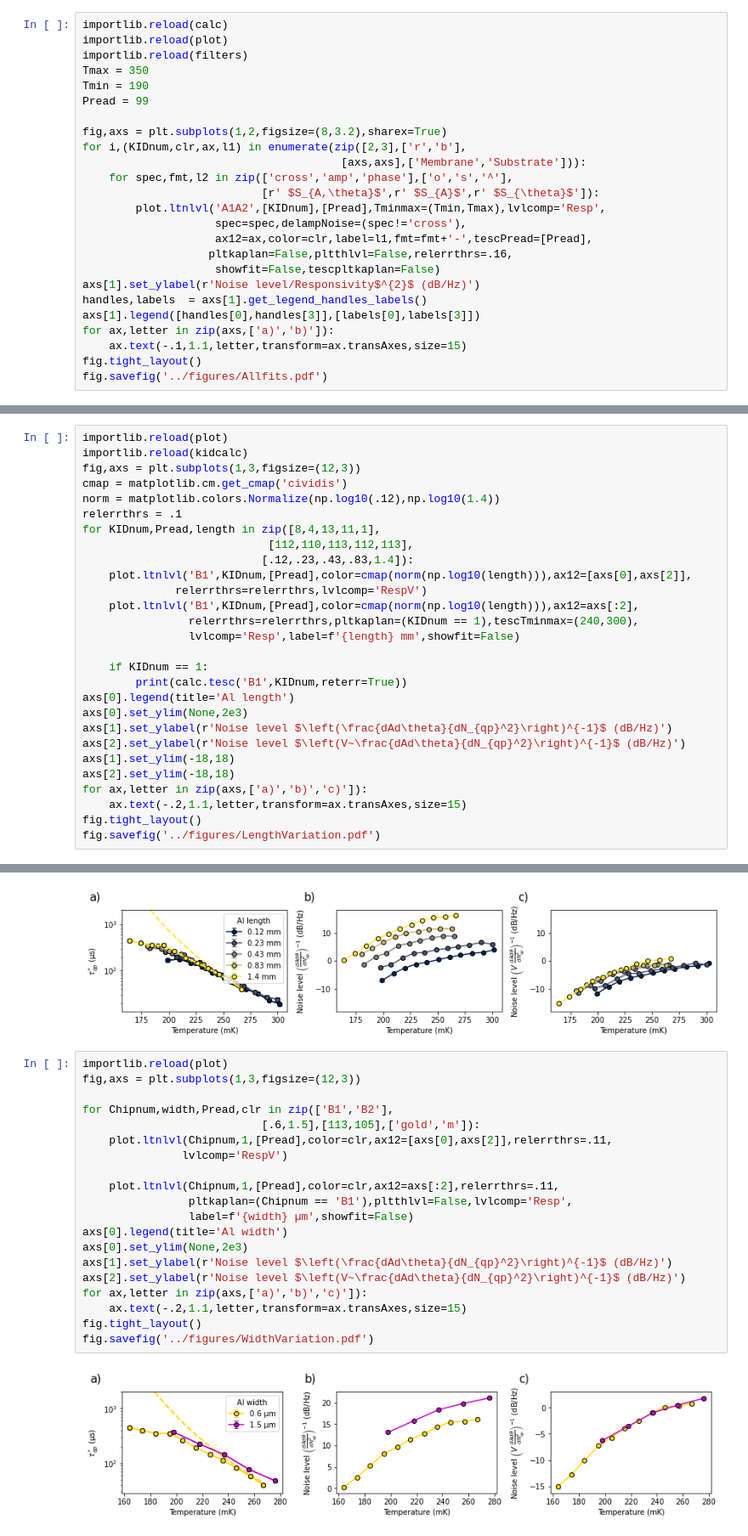
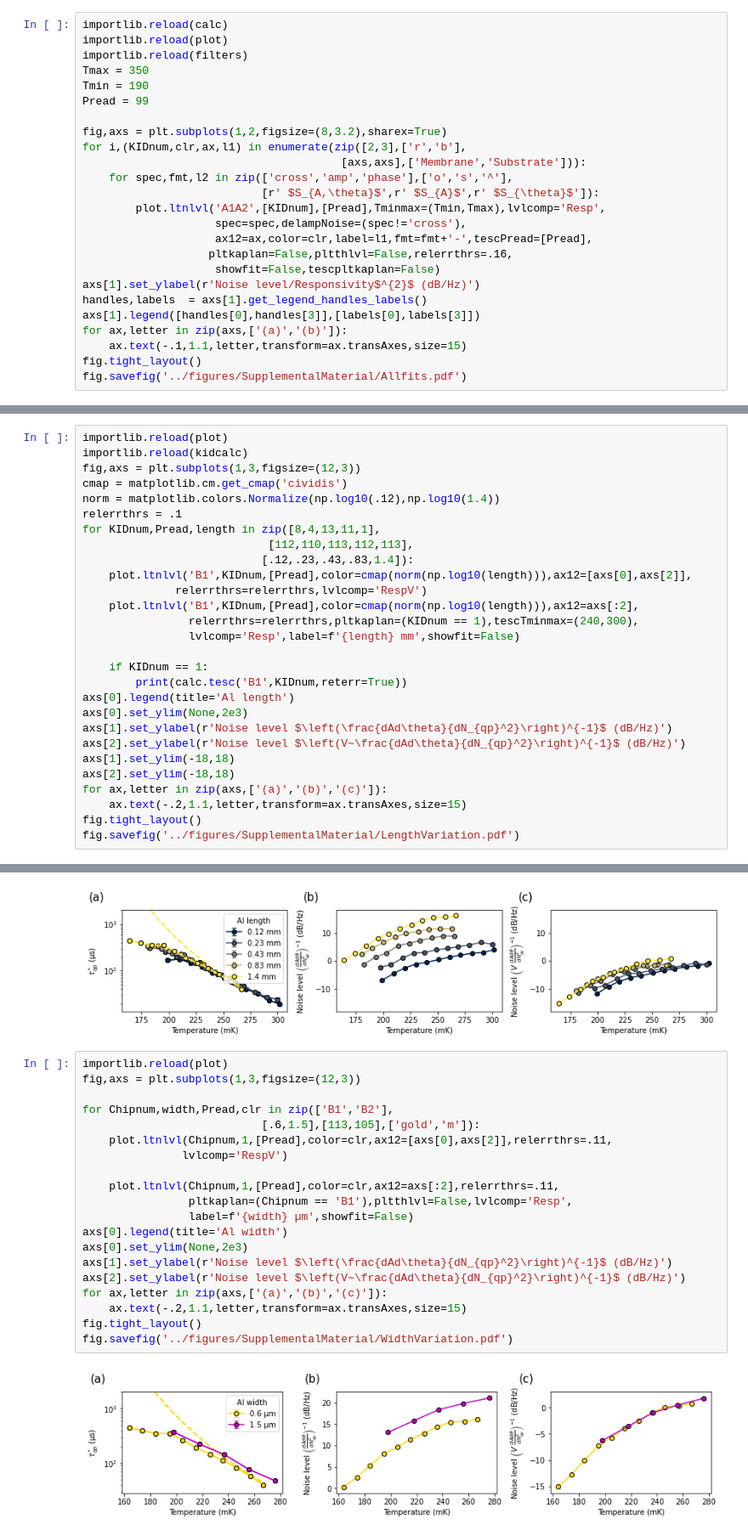
Before and after one commit to sahderooij/GRNoise_RP, a Jupyter notebook: notebooks/SupplementalMaterialFigures.ipynb, the cells around one changed output, grey strips where cells are left out. Shown at 85% size. Drawn from its saved outputs; the diff is of its cells as text.

```diff
--- a/notebooks/SupplementalMaterialFigures.ipynb
+++ b/notebooks/SupplementalMaterialFigures.ipynb
@@ -73,8 +73,8 @@ for i,(KIDnum,clr,ax,l1) in enumerate(zip([2,3],['r','b'],
 axs[1].set_ylabel(r'Noise level/Responsivity$^{2}$ (dB/Hz)')
 handles,labels  = axs[1].get_legend_handles_labels()
 axs[1].legend([handles[0],handles[3]],[labels[0],labels[3]])
-for ax,letter in zip(axs,['a)','b)']):
+for ax,letter in zip(axs,['(a)','(b)']):
     ax.text(-.1,1.1,letter,transform=ax.transAxes,size=15)
 fig.tight_layout()
-fig.savefig('../figures/Allfits.pdf')
+fig.savefig('../figures/SupplementalMaterial/Allfits.pdf')
 # %% [output]
@@ -129,35 +129,35 @@ axs[1].set_ylabel(r'Noise level $\left(\frac{dAd\theta}{dN_{qp}^2}\right)^{-1}$
 axs[2].set_ylabel(r'Noise level $\left(V~\frac{dAd\theta}{dN_{qp}^2}\right)^{-1}$ (dB/Hz)')
 axs[1].set_ylim(-18,18)
 axs[2].set_ylim(-18,18)
-for ax,letter in zip(axs,['a)','b)','c)']):
+for ax,letter in zip(axs,['(a)','(b)','(c)']):
     ax.text(-.2,1.1,letter,transform=ax.transAxes,size=15)
 fig.tight_layout()
-fig.savefig('../figures/LengthVariation.pdf')
+fig.savefig('../figures/SupplementalMaterial/LengthVariation.pdf')
 # %% [output]
 (0.00010066450492400815, 6.662389108033834e-05)
 [figure]
 # %%
 importlib.reload(plot)
 fig,axs = plt.subplots(1,3,figsize=(12,3))
 
 for Chipnum,width,Pread,clr in zip(['B1','B2'],
                            [.6,1.5],[113,105],['gold','m']):
     plot.ltnlvl(Chipnum,1,[Pread],color=clr,ax12=[axs[0],axs[2]],relerrthrs=.11,
                lvlcomp='RespV')
 
     plot.ltnlvl(Chipnum,1,[Pread],color=clr,ax12=axs[:2],relerrthrs=.11,
                 pltkaplan=(Chipnum == 'B1'),pltthlvl=False,lvlcomp='Resp',
                 label=f'{width} µm',showfit=False)
 axs[0].legend(title='Al width')
 axs[0].set_ylim(None,2e3)
 axs[1].set_ylabel(r'Noise level $\left(\frac{dAd\theta}{dN_{qp}^2}\right)^{-1}$ (dB/Hz)')
 axs[2].set_ylabel(r'Noise level $\left(V~\frac{dAd\theta}{dN_{qp}^2}\right)^{-1}$ (dB/Hz)')
-for ax,letter in zip(axs,['a)','b)','c)']):
+for ax,letter in zip(axs,['(a)','(b)','(c)']):
     ax.text(-.2,1.1,letter,transform=ax.transAxes,size=15)
 fig.tight_layout()
-fig.savefig('../figures/WidthVariation.pdf')
+fig.savefig('../figures/SupplementalMaterial/WidthVariation.pdf')
 # %% [output]
-[figure, old version]
+[figure, new version]
 # %%
 importlib.reload(plot)
 importlib.reload(calc)
```
Also changed, not shown: parts of 8 cells of this notebook, 8 other files.
